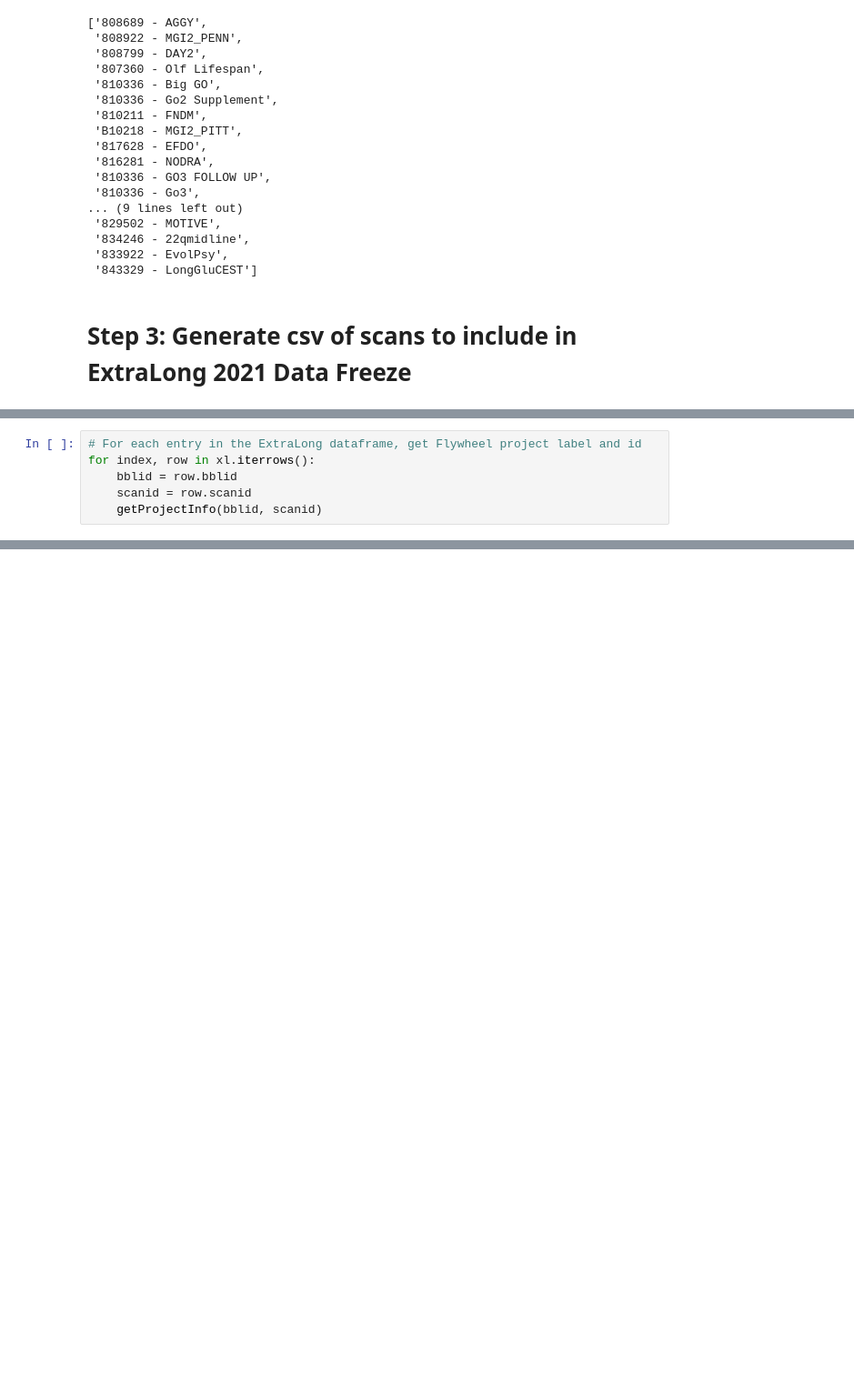
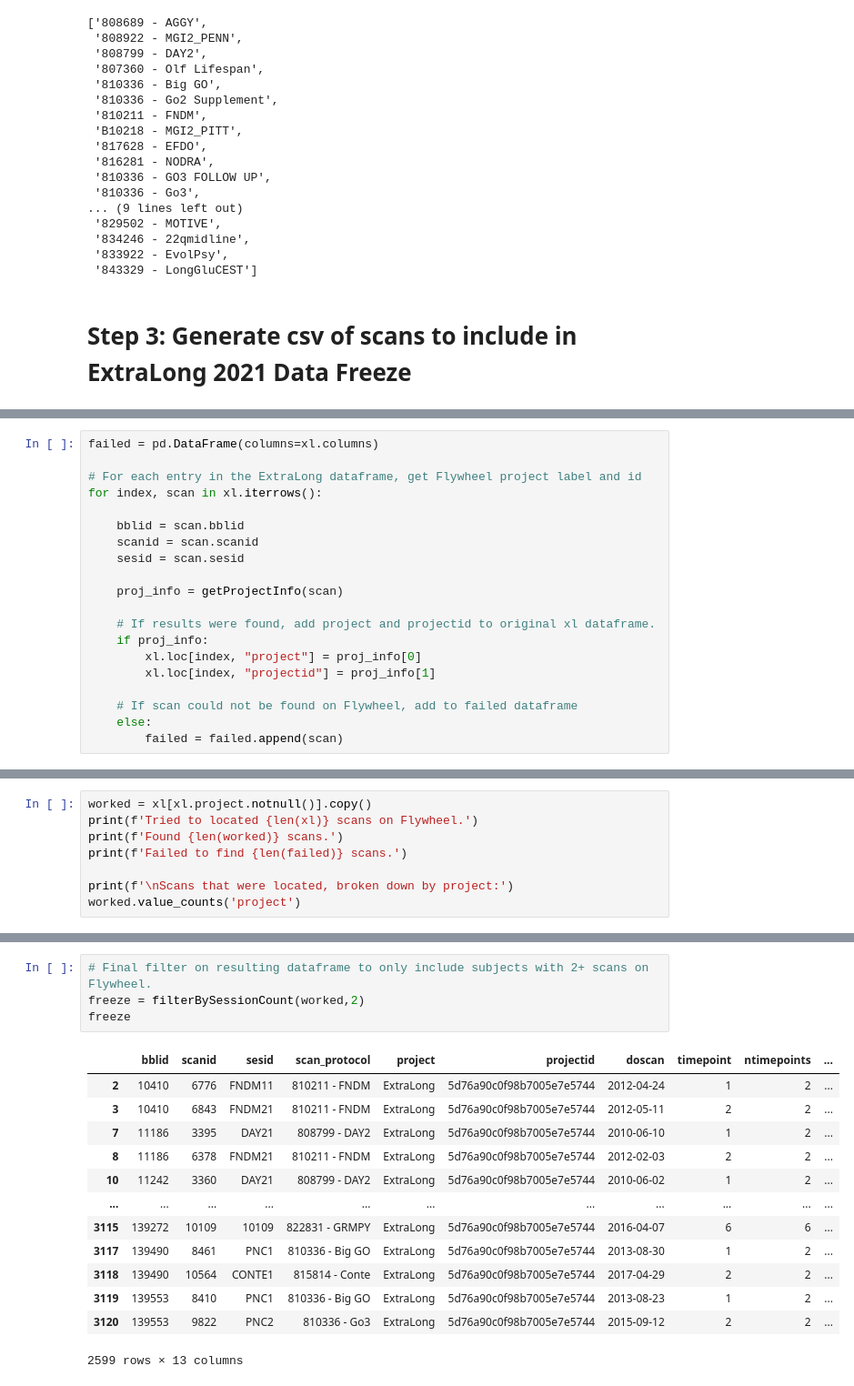
Before and after one commit to PennBBL/ExtraLong, a Jupyter notebook: scripts/organize/datafreeze-2021/getExtraLong2021.ipynb, the cells around one changed output, grey strips where cells are left out. Shown: that part at 91% size. Saved outputs shown, nothing was run; the diff lists cells and outputs as text; blank space fills up the shorter version.

```diff
--- a/scripts/organize/datafreeze-2021/getExtraLong2021.ipynb
+++ b/scripts/organize/datafreeze-2021/getExtraLong2021.ipynb
@@ -183,6 +189,0 @@ def getProjectInfo(bblid, scanid):
-# %%
-# For each entry in the ExtraLong dataframe, get Flywheel project label and id
-for index, row in xl.iterrows():
-    bblid = row.bblid
-    scanid = row.scanid
-    getProjectInfo(bblid, scanid)
@@ -239,0 +228,20 @@ xl[xl.scan_protocol == '834246 - 22qmidline']
+# %%
+failed = pd.DataFrame(columns=xl.columns)
+
+# For each entry in the ExtraLong dataframe, get Flywheel project label and id
+for index, scan in xl.iterrows():
+
+    bblid = scan.bblid
+    scanid = scan.scanid
+    sesid = scan.sesid
+
+    proj_info = getProjectInfo(scan)
+
+    # If results were found, add project and projectid to original xl dataframe.
+    if proj_info:
+        xl.loc[index, "project"] = proj_info[0]
+        xl.loc[index, "projectid"] = proj_info[1]
+
+    # If scan could not be found on Flywheel, add to failed dataframe
+    else:
+        failed = failed.append(scan)
@@ -239,0 +253,8 @@ xl[xl.scan_protocol == '834246 - 22qmidline']
+# %%
+worked = xl[xl.project.notnull()].copy()
+print(f'Tried to located {len(xl)} scans on Flywheel.')
+print(f'Found {len(worked)} scans.')
+print(f'Failed to find {len(failed)} scans.')
+
+print(f'\nScans that were located, broken down by project:')
+worked.value_counts('project')
@@ -239,0 +307,18 @@ xl[xl.scan_protocol == '834246 - 22qmidline']
+# %%
+# Final filter on resulting dataframe to only include subjects with 2+ scans on Flywheel.
+freeze = filterBySessionCount(worked,2)
+freeze
+# %% [output]
+|  | bblid | scanid | sesid | scan_protocol | project | projectid | doscan | timepoint | ntimepoints | ... |
+| 2 | 10410 | 6776 | FNDM11 | 810211 - FNDM | ExtraLong | 5d76a90c0f98b7005e7e5744 | 2012-04-24 | 1 | 2 | ... |
+| 3 | 10410 | 6843 | FNDM21 | 810211 - FNDM | ExtraLong | 5d76a90c0f98b7005e7e5744 | 2012-05-11 | 2 | 2 | ... |
+| 7 | 11186 | 3395 | DAY21 | 808799 - DAY2 | ExtraLong | 5d76a90c0f98b7005e7e5744 | 2010-06-10 | 1 | 2 | ... |
+| 8 | 11186 | 6378 | FNDM21 | 810211 - FNDM | ExtraLong | 5d76a90c0f98b7005e7e5744 | 2012-02-03 | 2 | 2 | ... |
+| 10 | 11242 | 3360 | DAY21 | 808799 - DAY2 | ExtraLong | 5d76a90c0f98b7005e7e5744 | 2010-06-02 | 1 | 2 | ... |
+| ... | ... | ... | ... | ... | ... | ... | ... | ... | ... | ... |
+| 3115 | 139272 | 10109 | 10109 | 822831 - GRMPY | ExtraLong | 5d76a90c0f98b7005e7e5744 | 2016-04-07 | 6 | 6 | ... |
+| 3117 | 139490 | 8461 | PNC1 | 810336 - Big GO | ExtraLong | 5d76a90c0f98b7005e7e5744 | 2013-08-30 | 1 | 2 | ... |
+| 3118 | 139490 | 10564 | CONTE1 | 815814 - Conte | ExtraLong | 5d76a90c0f98b7005e7e5744 | 2017-04-29 | 2 | 2 | ... |
+| 3119 | 139553 | 8410 | PNC1 | 810336 - Big GO | ExtraLong | 5d76a90c0f98b7005e7e5744 | 2013-08-23 | 1 | 2 | ... |
+| 3120 | 139553 | 9822 | PNC2 | 810336 - Go3 | ExtraLong | 5d76a90c0f98b7005e7e5744 | 2015-09-12 | 2 | 2 | ... |
+2599 rows × 13 columns
```
Also changed, not shown: parts of 20 cells of this notebook, 10 other files.
